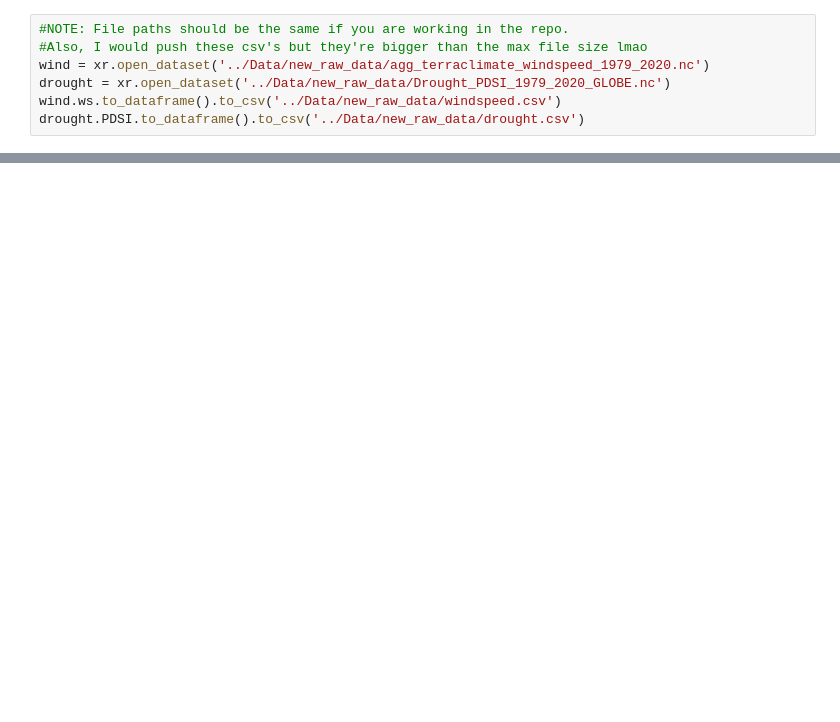
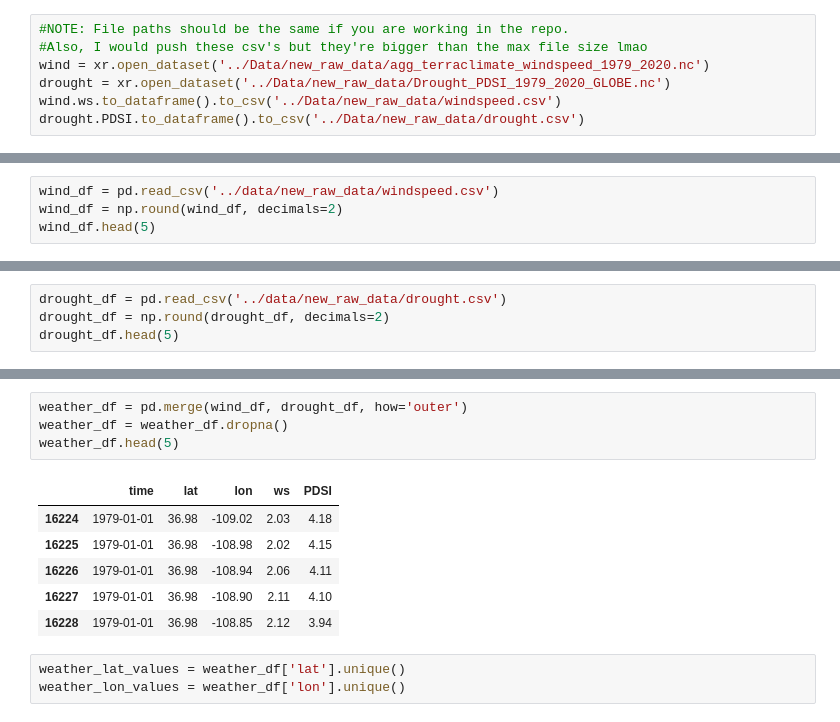
Before and after one commit to macphersoncole/Colorado-Wildfire-Analysis-and-Prediction, a Jupyter notebook: Code/DataManipulation.ipynb, the cells around one changed output, grey strips where cells are left out. Cells and saved outputs as stored; diff of their text form; blank space fills up the shorter version.

```diff
--- a/Code/DataManipulation.ipynb
+++ b/Code/DataManipulation.ipynb
@@ -85,0 +16,4 @@ testing_data.to_csv("../Data/Clean Data/testing_data.csv", encoding='utf-8', ind
+# %%
+wind_df = pd.read_csv('../data/new_raw_data/windspeed.csv')
+wind_df = np.round(wind_df, decimals=2)
+wind_df.head(5)
@@ -85,0 +27,4 @@ testing_data.to_csv("../Data/Clean Data/testing_data.csv", encoding='utf-8', ind
+# %%
+drought_df = pd.read_csv('../data/new_raw_data/drought.csv')
+drought_df = np.round(drought_df, decimals=2)
+drought_df.head(5)
@@ -85,0 +38,14 @@ testing_data.to_csv("../Data/Clean Data/testing_data.csv", encoding='utf-8', ind
+# %%
+weather_df = pd.merge(wind_df, drought_df, how='outer')
+weather_df = weather_df.dropna()
+weather_df.head(5)
+# %% [output]
+|  | time | lat | lon | ws | PDSI |
+| 16224 | 1979-01-01 | 36.98 | -109.02 | 2.03 | 4.18 |
+| 16225 | 1979-01-01 | 36.98 | -108.98 | 2.02 | 4.15 |
+| 16226 | 1979-01-01 | 36.98 | -108.94 | 2.06 | 4.11 |
+| 16227 | 1979-01-01 | 36.98 | -108.90 | 2.11 | 4.10 |
+| 16228 | 1979-01-01 | 36.98 | -108.85 | 2.12 | 3.94 |
+# %%
+weather_lat_values = weather_df['lat'].unique()
+weather_lon_values = weather_df['lon'].unique()
```
Also changed, not shown: parts of 38 cells of this notebook.
